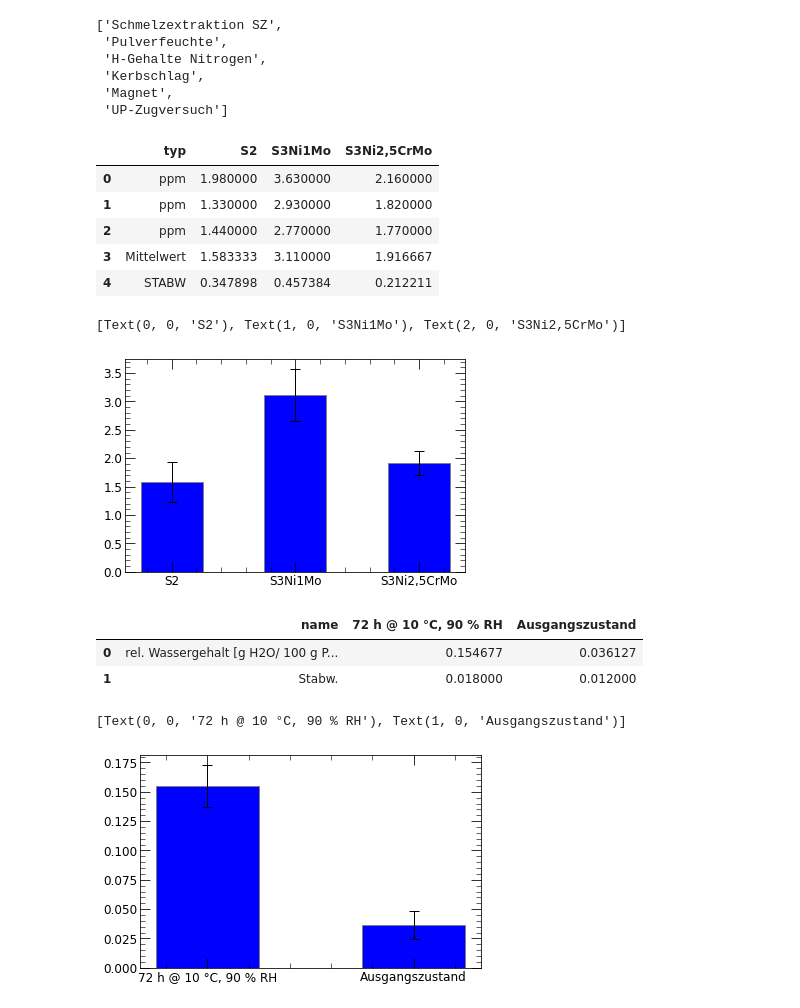
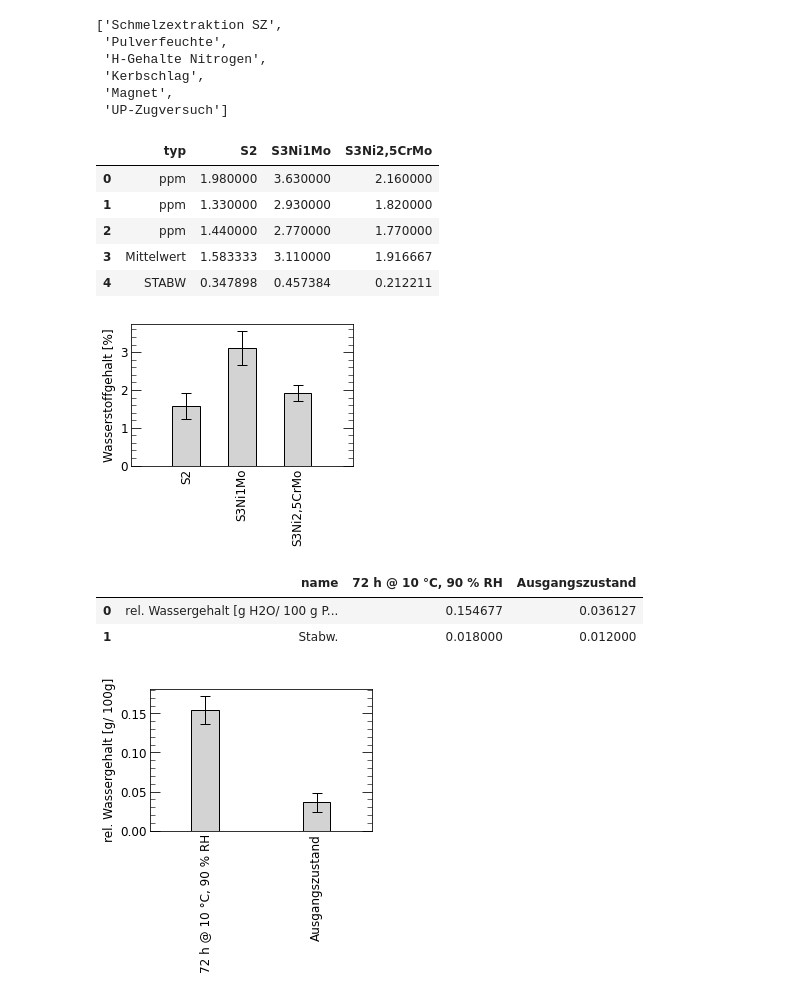
Before and after one commit to KMDE-10/HYDROGEN, a Jupyter notebook: Daten_Diagramme.ipynb, the cells around one changed output. Drawn from its saved outputs; the diff is of its cells as text; code cells hidden in the pictures.

```diff
--- a/Daten_Diagramme.ipynb
+++ b/Daten_Diagramme.ipynb
@@ -19,39 +19,50 @@ sheetdata={sheetname:pd.read_excel('data/2021-04-22_Daten Diagramme.xlsx',sheet_
  'Magnet',
  'UP-Zugversuch']
 # %%
-plt.style.use('C:\\Users\\maede\\.matplotlib\\diss_martin_general.mplstyle')
+plt.style.use('C:\\Users\\maede\\.matplotlib\\diss_martin_arh.mplstyle')
 display(sheetdata['Schmelzextraktion SZ'])
 fig=plt.figure()
-ax=fig.add_axes([0.132,0.125,0.75,0.75])
+ax=fig.add_axes([0.25,0.166666667,0.49,0.66666667])
 rage=np.arange(0,3,1)
-for i in rage:
-    ax.bar(i,sheetdata['Schmelzextraktion SZ'].iloc[3,i+1],width=0.5,zorder=1.5,color='blue',yerr=sheetdata['Schmelzextraktion SZ'].iloc[4,i+1],capsize=5,
-                 alpha=1,edgecolor='grey',lw=1,label=sheetdata['Schmelzextraktion SZ'].columns[i+1])
+ax.bar(0,sheetdata['Schmelzextraktion SZ'].iloc[3,0+1],width=0.5,zorder=1.5,color='lightgrey',yerr=sheetdata['Schmelzextraktion SZ'].iloc[4,0+1],capsize=5,
+                 alpha=1,edgecolor='black',lw=1,label=sheetdata['Schmelzextraktion SZ'].columns[0+1])
+ax.bar(1,sheetdata['Schmelzextraktion SZ'].iloc[3,1+1],width=0.5,zorder=1.5,color='lightgrey',yerr=sheetdata['Schmelzextraktion SZ'].iloc[4,1+1],capsize=5,
+                 alpha=1,edgecolor='black',lw=1,label=sheetdata['Schmelzextraktion SZ'].columns[1+1])
+ax.bar(2,sheetdata['Schmelzextraktion SZ'].iloc[3,2+1],width=0.5,zorder=1.5,color='lightgrey',yerr=sheetdata['Schmelzextraktion SZ'].iloc[4,2+1],capsize=5,
+                 alpha=1,edgecolor='black',lw=1,label=sheetdata['Schmelzextraktion SZ'].columns[2+1])
     #ax.set_xticklabels({i:sheetdata['Schmelzextraktion SZ'].columns[i+1]})
-ax.set_xticks(list(rage))
-ax.set_xticklabels(sheetdata['Schmelzextraktion SZ'].columns[1:],rotation=0)
+ax.set_xticks([0,1,2])
+ax.tick_params(axis='x',which='both',length=0)
+ax.set_ylabel('Wasserstoffgehalt [%]')
+ax.set_xlim([-1,3])
+ax.set_xticklabels(sheetdata['Schmelzextraktion SZ'].columns[1:],rotation=90)
+fig.savefig('Schmelzextraktion.svg',dpi=500)
 # %% [output]
 |  | typ | S2 | S3Ni1Mo | S3Ni2,5CrMo |
 | 0 | ppm | 1.980000 | 3.630000 | 2.160000 |
 | 1 | ppm | 1.330000 | 2.930000 | 1.820000 |
 | 2 | ppm | 1.440000 | 2.770000 | 1.770000 |
 | 3 | Mittelwert | 1.583333 | 3.110000 | 1.916667 |
 | 4 | STABW | 0.347898 | 0.457384 | 0.212211 |
-[Text(0, 0, 'S2'), Text(1, 0, 'S3Ni1Mo'), Text(2, 0, 'S3Ni2,5CrMo')]
-[figure, old version]
+[figure, new version]
 # %%
 display(sheetdata['Pulverfeuchte'])
 fig=plt.figure()
-ax=fig.add_axes([0.132,0.125,0.75,0.75])
+ax=fig.add_axes([0.20,0.16666667,0.49,0.66666667])
 rage=np.arange(0,2,1)
-for i in rage:
-    ax.bar(i,sheetdata['Pulverfeuchte'].iloc[0,i+1],width=0.5,zorder=1.5,color='blue',yerr=sheetdata['Pulverfeuchte'].iloc[1,i+1],capsize=5,
-                 alpha=1,edgecolor='grey',lw=1)
-ax.set_xticks(list(rage))
-ax.set_xticklabels(sheetdata['Pulverfeuchte'].columns[1:],rotation=0)
+
+ax.bar(0,sheetdata['Pulverfeuchte'].iloc[0,0+1],width=0.5,zorder=1.5,
+           color='lightgrey',yerr=sheetdata['Pulverfeuchte'].iloc[1,0+1],capsize=5,alpha=1,edgecolor='black',lw=1)
+ax.bar(2,sheetdata['Pulverfeuchte'].iloc[0,1+1],width=0.5,zorder=1.5,
+           color='lightgrey',yerr=sheetdata['Pulverfeuchte'].iloc[1,1+1],capsize=5,alpha=1,edgecolor='black',lw=1)
+ax.set_xticks([0,2])
+ax.tick_params(axis='x',which='both',length=0)
+ax.set_xlim([-1,3])
+ax.set_ylabel('rel. Wassergehalt [g/ 100g]')# H$_{2}$O
+ax.set_xticklabels(sheetdata['Pulverfeuchte'].columns[1:],rotation=90)
+fig.savefig('Pulverfeuchte.svg',dpi=500)
 # %% [output]
 |  | name | 72 h @ 10 °C, 90 % RH | Ausgangszustand |
 | 0 | rel. Wassergehalt [g H2O/ 100 g P... | 0.154677 | 0.036127 |
 | 1 | Stabw. | 0.018000 | 0.012000 |
-[Text(0, 0, '72 h @ 10 °C, 90 % RH'), Text(1, 0, 'Ausgangszustand')]
-[figure, old version]
+[figure, new version]
```
Also changed, not shown: parts of 4 cells of this notebook, 2 other files.
